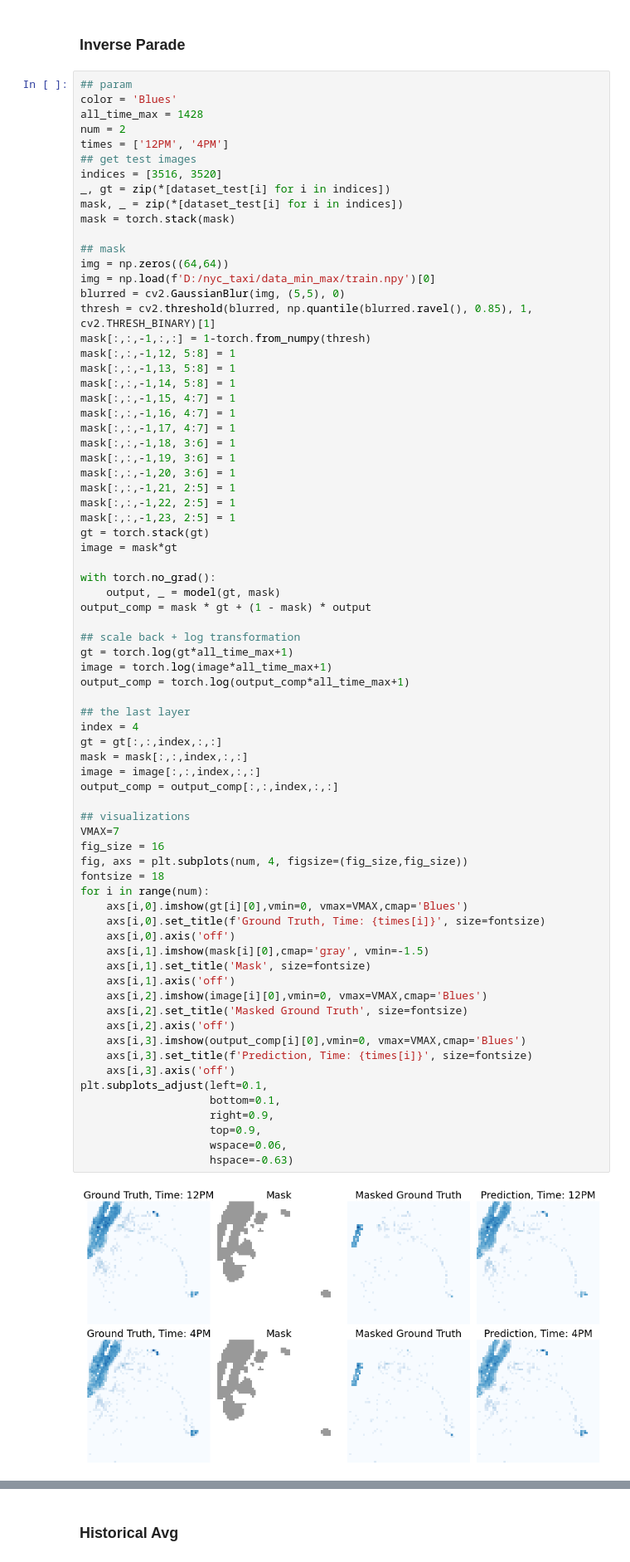
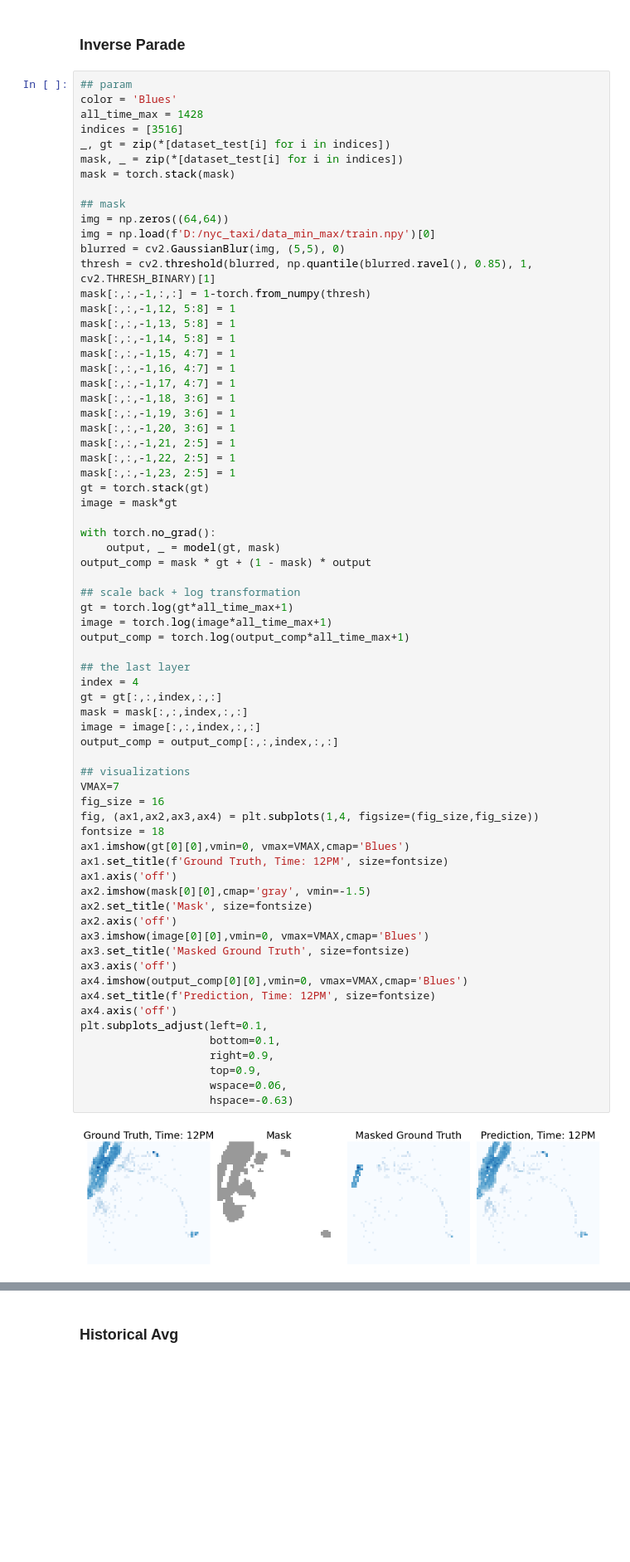
Before and after one commit to BeanHam/2022-urban-inpainting, a Jupyter notebook: model/taxi-inpainting/analysis/scenario-analysis/spatial-scenario-inverse-correct.ipynb, the cells around one changed output, grey strips where cells are left out. Shown at 83% size. Cells and saved outputs as stored; diff of their text form; blank space fills up the shorter version.

```diff
--- a/model/taxi-inpainting/analysis/scenario-analysis/spatial-scenario-inverse-correct.ipynb
+++ b/model/taxi-inpainting/analysis/scenario-analysis/spatial-scenario-inverse-correct.ipynb
@@ -35,10 +35,7 @@ model.eval()
 ## param
 color = 'Blues'
 all_time_max = 1428
-num = 2
-times = ['12PM', '4PM']
-## get test images
-indices = [3516, 3520]
+indices = [3516]
 _, gt = zip(*[dataset_test[i] for i in indices])
 mask, _ = zip(*[dataset_test[i] for i in indices])
 mask = torch.stack(mask)
@@ -64,48 +61,47 @@ mask[:,:,-1,23, 2:5] = 1
 gt = torch.stack(gt)
 image = mask*gt
 
 with torch.no_grad():
     output, _ = model(gt, mask)
 output_comp = mask * gt + (1 - mask) * output
 
 ## scale back + log transformation
 gt = torch.log(gt*all_time_max+1)
 image = torch.log(image*all_time_max+1)
 output_comp = torch.log(output_comp*all_time_max+1)
 
 ## the last layer
 index = 4
 gt = gt[:,:,index,:,:]
 mask = mask[:,:,index,:,:]
 image = image[:,:,index,:,:]
 output_comp = output_comp[:,:,index,:,:]
 
 ## visualizations
 VMAX=7
 fig_size = 16
-fig, axs = plt.subplots(num, 4, figsize=(fig_size,fig_size))
+fig, (ax1,ax2,ax3,ax4) = plt.subplots(1,4, figsize=(fig_size,fig_size))
 fontsize = 18
-for i in range(num):
-    axs[i,0].imshow(gt[i][0],vmin=0, vmax=VMAX,cmap='Blues')
-    axs[i,0].set_title(f'Ground Truth, Time: {times[i]}', size=fontsize)
-    axs[i,0].axis('off')
-    axs[i,1].imshow(mask[i][0],cmap='gray', vmin=-1.5)
-    axs[i,1].set_title('Mask', size=fontsize)
-    axs[i,1].axis('off')
-    axs[i,2].imshow(image[i][0],vmin=0, vmax=VMAX,cmap='Blues')
-    axs[i,2].set_title('Masked Ground Truth', size=fontsize)
-    axs[i,2].axis('off')
-    axs[i,3].imshow(output_comp[i][0],vmin=0, vmax=VMAX,cmap='Blues')
-    axs[i,3].set_title(f'Prediction, Time: {times[i]}', size=fontsize)
-    axs[i,3].axis('off')
+ax1.imshow(gt[0][0],vmin=0, vmax=VMAX,cmap='Blues')
+ax1.set_title(f'Ground Truth, Time: 12PM', size=fontsize)
+ax1.axis('off')
+ax2.imshow(mask[0][0],cmap='gray', vmin=-1.5)
+ax2.set_title('Mask', size=fontsize)
+ax2.axis('off')
+ax3.imshow(image[0][0],vmin=0, vmax=VMAX,cmap='Blues')
+ax3.set_title('Masked Ground Truth', size=fontsize)
+ax3.axis('off')
+ax4.imshow(output_comp[0][0],vmin=0, vmax=VMAX,cmap='Blues')
+ax4.set_title(f'Prediction, Time: 12PM', size=fontsize)
+ax4.axis('off')
 plt.subplots_adjust(left=0.1,
                     bottom=0.1,
                     right=0.9,
                     top=0.9,
                     wspace=0.06,
                     hspace=-0.63)
 # %% [output]
-[figure, old version]
+[figure, new version]
 # %%
 ## visualizations
 VMAX=7
```
Also changed, not shown: parts of 3 cells of this notebook, 5 other files.
